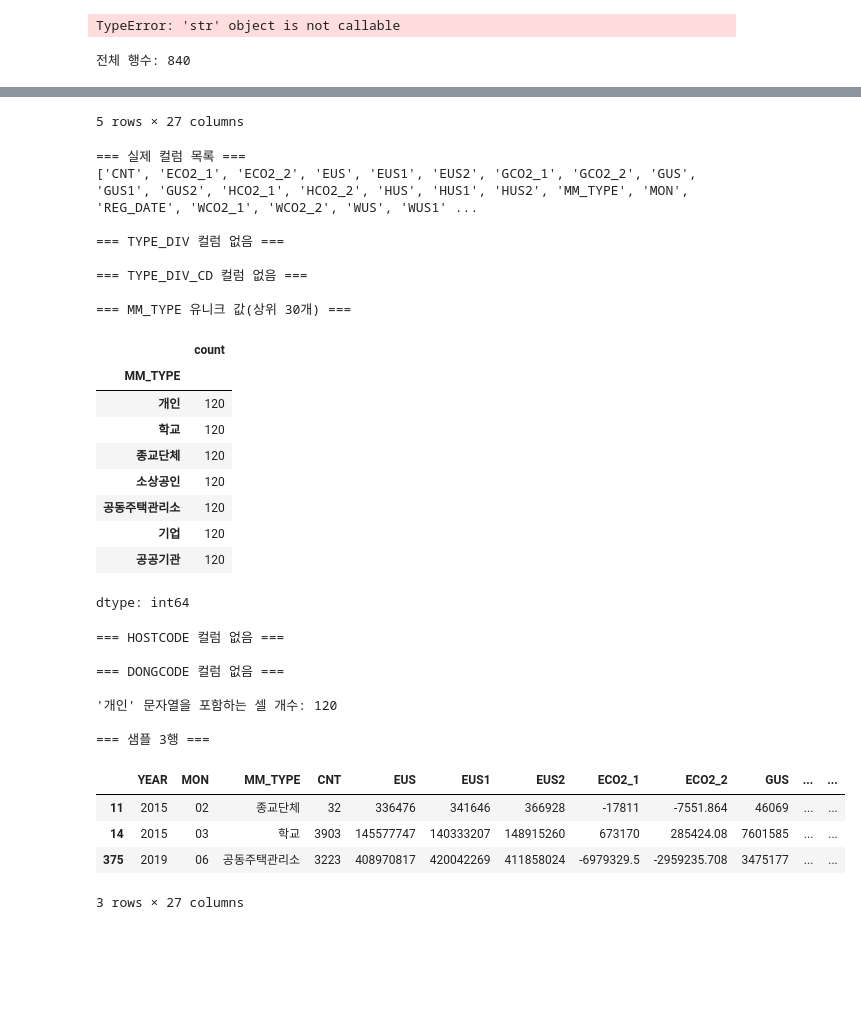
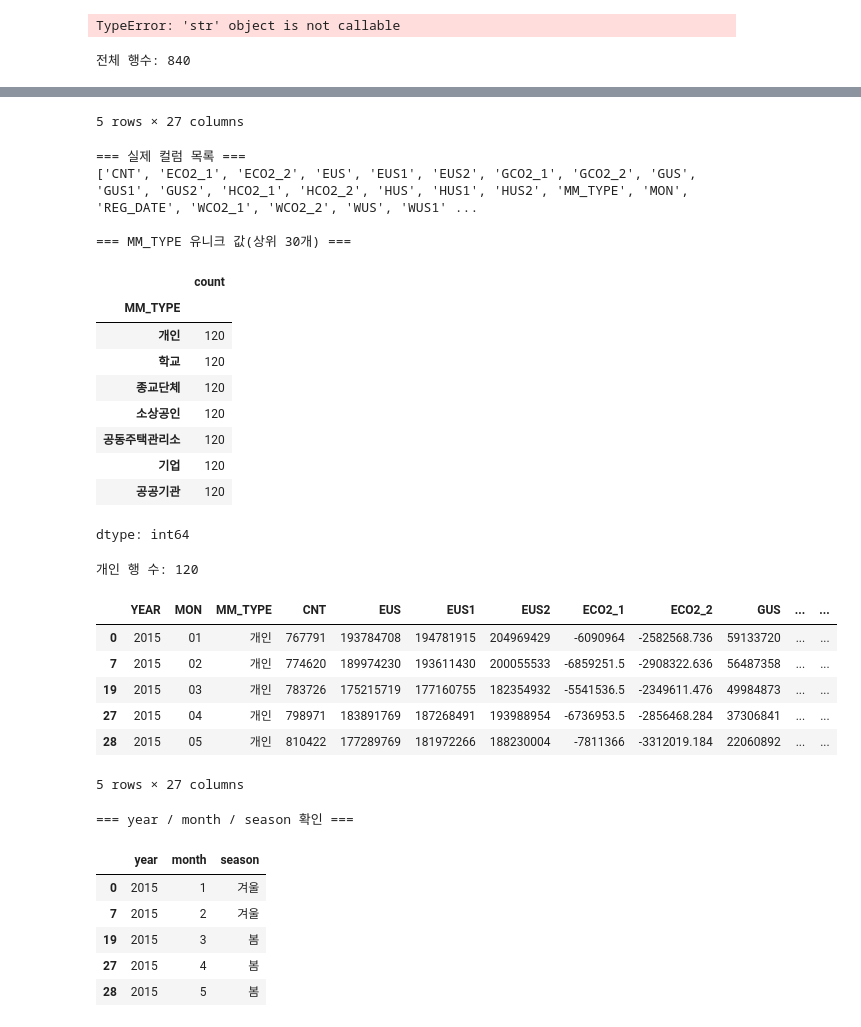
Before and after one commit to inyminymoe/Data-Analysis-with-Open-Source, a Jupyter notebook: 오픈소스기반데이터분석(중간과제물)_강인영.ipynb, the cells around one changed output, grey strips where cells are left out. Drawn from its saved outputs; the diff is of its cells as text; code cells hidden in the pictures; blank space fills up the shorter version.

```diff
--- a/오픈소스기반데이터분석(중간과제물)_강인영.ipynb
+++ b/오픈소스기반데이터분석(중간과제물)_강인영.ipynb
@@ -79,18 +79,18 @@ def build_url(y:int, m:int,) -> str:
     return f"http://openapi.seoul.go.kr:8088/{API_KEY}/json/{endpoint}/{start}/{end}/{year}/{month:02d}"
 
 def is_personal(row):
-    if str(row.get("TYPE_DIV","")).strip() == "개인":
+    if str(row.get("MM_TYPE","")).strip() == "개인":
         return True
-    cd = str(row.get("TYPE_DIV_CD", "")).upper()
+    cd = str(row.get("MM_TYPE", "")).upper()
     return("PERSON" in cd) or ("TB_PERSON" in cd)
 
 # 개인 + 현년만 모으기
 all_rows = []
 for y in YEARS:
     for m in range(1, 12+1):
-        r = requests.get(url(y, m), timeout=30)
-        if r.status_code != 200:
-            print(f'[{y}-{m:02d}] HTTP {r.status_code}')
+        requests = requests.get(url(y, m), timeout=30)
+        if requests.status_code != 200:
+            print(f'[{y}-{m:02d}] HTTP {requests.status_code}')
             continue
         try:
             rows = r.json().get(endpoint, {}).get('row', []) or []
@@ -150,58 +150,72 @@ display(df_raw.head())
 print("=== 실제 컬럼 목록 ===")
 print(sorted(df_raw.columns.tolist()))
 
-# 주요 후보 컬럼들의 유니크 값 분포 살펴보기
-for col in ["TYPE_DIV", "TYPE_DIV_CD", "MM_TYPE", "HOSTCODE", "DONGCODE"]:
+for col in ["MM_TYPE"]:
     if col in df_raw.columns:
         print(f"\n=== {col} 유니크 값(상위 30개) ===")
         vc = df_raw[col].value_counts(dropna=False)
         display(vc.head(30))
     else:
         print(f"\n=== {col} 컬럼 없음 ===")
 
-# '개인'이라는 문자열이 아예 안 나오는지 전역 검색(안전빵)
-contains_personal = df_raw.astype(str).apply(lambda s: s.str.contains("개인", na=False))
-print("\n'개인' 문자열을 포함하는 셀 개수:", contains_personal.values.sum())
 
-# 샘플 몇 행만 출력해서 감으로 보기
-print("\n=== 샘플 3행 ===")
-display(df_raw.sample(min(3, len(df_raw))) if len(df_raw) else df_raw)
+df = df_raw.copy()
+
+# YEAR/MON 숫자화
+df["year"]  = pd.to_numeric(df["YEAR"], errors="coerce").astype("Int64")
+df["month"] = pd.to_numeric(df["MON"],  errors="coerce").astype("Int64")
+
+# 개인만 추출
+df_person = df[df["MM_TYPE"] == "개인"].copy()
+print("개인 행 수:", len(df_person))
+display(df_person.head())
 # %% [output]
 전체 행수: 840
 |  | YEAR | MON | MM_TYPE | CNT | EUS | EUS1 | EUS2 | ECO2_1 | ECO2_2 | GUS | ... | ... |
 | 0 | 2015 | 01 | 개인 | 767791 | 193784708 | 194781915 | 204969429 | -6090964 | -2582568.736 | 59133720 | ... | ... |
 | 1 | 2015 | 01 | 학교 | 1382 | 134955565 | 128707423 | 145561511 | -2178902 | -923854.448 | 9107197 | ... | ... |
 | 2 | 2015 | 01 | 종교단체 | 32 | 372270 | 363376 | 411363 | -15099.5 | -6402.188 | 53331 | ... | ... |
 | 3 | 2015 | 01 | 소상공인 | 2058 | 10249618 | 9927610 | 11039593 | -233983.5 | -99209.004 | 536119 | ... | ... |
 | 4 | 2015 | 01 | 공동주택관리소 | 1747 | 327102096 | 329852334 | 351694752 | -13671447 | -5796693.528 | 22834274 | ... | ... |
 5 rows × 27 columns
 === 실제 컬럼 목록 ===
 ['CNT', 'ECO2_1', 'ECO2_2', 'EUS', 'EUS1', 'EUS2', 'GCO2_1', 'GCO2_2', 'GUS', 'GUS1', 'GUS2', 'HCO2_1', 'HCO2_2', 'HUS', 'HUS1', 'HUS2', 'MM_TYPE', 'MON', 'REG_DATE', 'WCO2_1', 'WCO2_2', 'WUS', 'WUS1' ...
 
-=== TYPE_DIV 컬럼 없음 ===
-
-=== TYPE_DIV_CD 컬럼 없음 ===
-
 === MM_TYPE 유니크 값(상위 30개) ===
 |  | count |
 | MM_TYPE |  |
 | 개인 | 120 |
 | 학교 | 120 |
 | 종교단체 | 120 |
 | 소상공인 | 120 |
 | 공동주택관리소 | 120 |
 | 기업 | 120 |
 | 공공기관 | 120 |
 dtype: int64
-=== HOSTCODE 컬럼 없음 ===
-
-=== DONGCODE 컬럼 없음 ===
-
-'개인' 문자열을 포함하는 셀 개수: 120
-
-=== 샘플 3행 ===
+개인 행 수: 120
 |  | YEAR | MON | MM_TYPE | CNT | EUS | EUS1 | EUS2 | ECO2_1 | ECO2_2 | GUS | ... | ... |
-| 11 | 2015 | 02 | 종교단체 | 32 | 336476 | 341646 | 366928 | -17811 | -7551.864 | 46069 | ... | ... |
-| 14 | 2015 | 03 | 학교 | 3903 | 145577747 | 140333207 | 148915260 | 673170 | 285424.08 | 7601585 | ... | ... |
-| 375 | 2019 | 06 | 공동주택관리소 | 3223 | 408970817 | 420042269 | 411858024 | -6979329.5 | -2959235.708 | 3475177 | ... | ... |
+| 0 | 2015 | 01 | 개인 | 767791 | 193784708 | 194781915 | 204969429 | -6090964 | -2582568.736 | 59133720 | ... | ... |
+| 7 | 2015 | 02 | 개인 | 774620 | 189974230 | 193611430 | 200055533 | -6859251.5 | -2908322.636 | 56487358 | ... | ... |
+| 19 | 2015 | 03 | 개인 | 783726 | 175215719 | 177160755 | 182354932 | -5541536.5 | -2349611.476 | 49984873 | ... | ... |
+| 27 | 2015 | 04 | 개인 | 798971 | 183891769 | 187268491 | 193988954 | -6736953.5 | -2856468.284 | 37306841 | ... | ... |
+| 28 | 2015 | 05 | 개인 | 810422 | 177289769 | 181972266 | 188230004 | -7811366 | -3312019.184 | 22060892 | ... | ... |
-3 rows × 27 columns
+5 rows × 27 columns
+# %%
+def season(m):
+    if 3 <= m <= 5:  return "봄"
+    if 6 <= m <= 8:  return "여름"
+    if 9 <= m <= 11: return "가을"
+    return "겨울"  # 12,1,2
+
+df_person["season"] = df_person["month"].apply(lambda x: season(int(x)) if pd.notna(x) else None)
+
+print("=== year / month / season 확인 ===")
+display(df_person[["year","month","season"]].head())
+# %% [output]
+=== year / month / season 확인 ===
+|  | year | month | season |
+| 0 | 2015 | 1 | 겨울 |
+| 7 | 2015 | 2 | 겨울 |
+| 19 | 2015 | 3 | 봄 |
+| 27 | 2015 | 4 | 봄 |
+| 28 | 2015 | 5 | 봄 |
```
Also changed, not shown: parts of 1 cell of this notebook.
